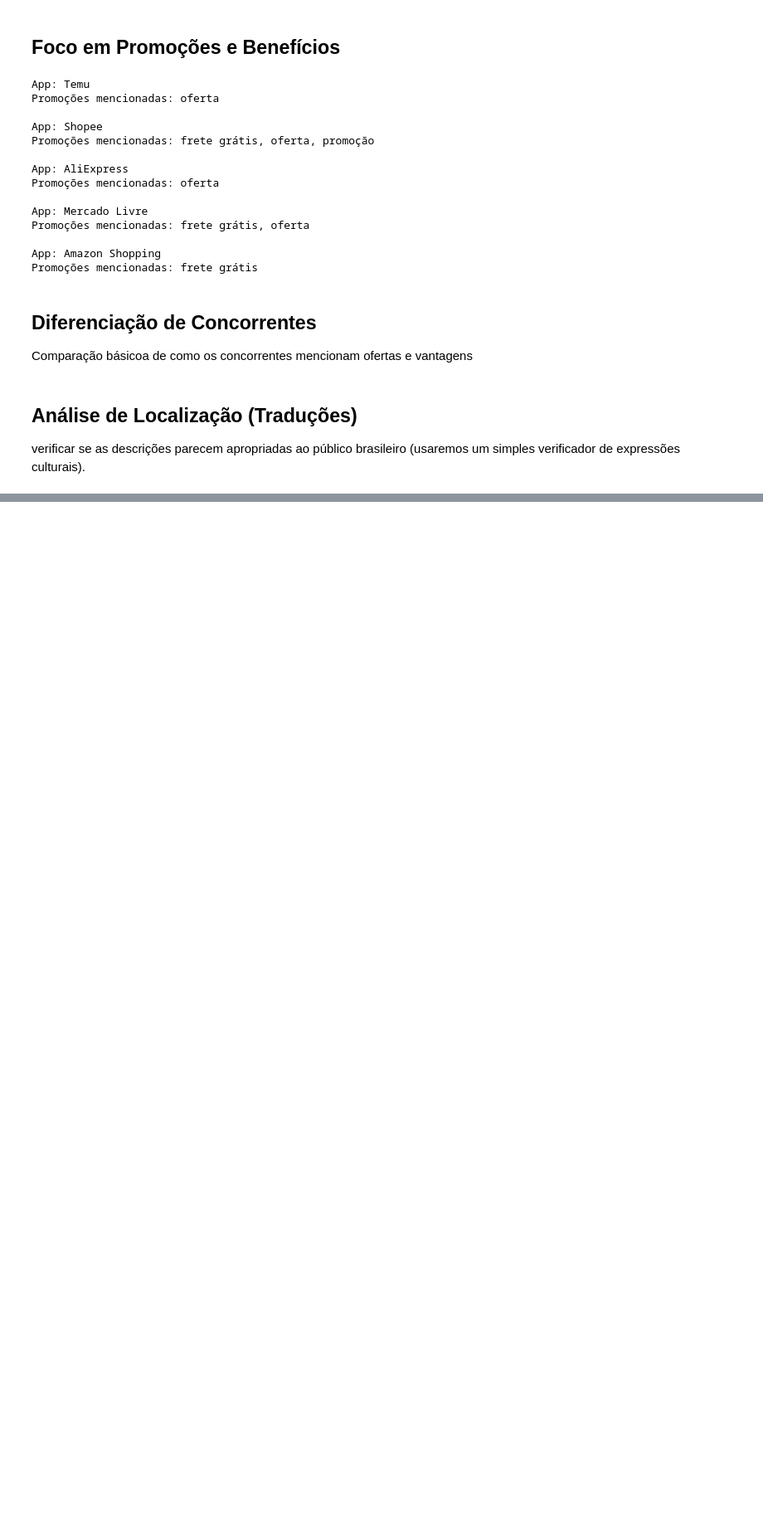
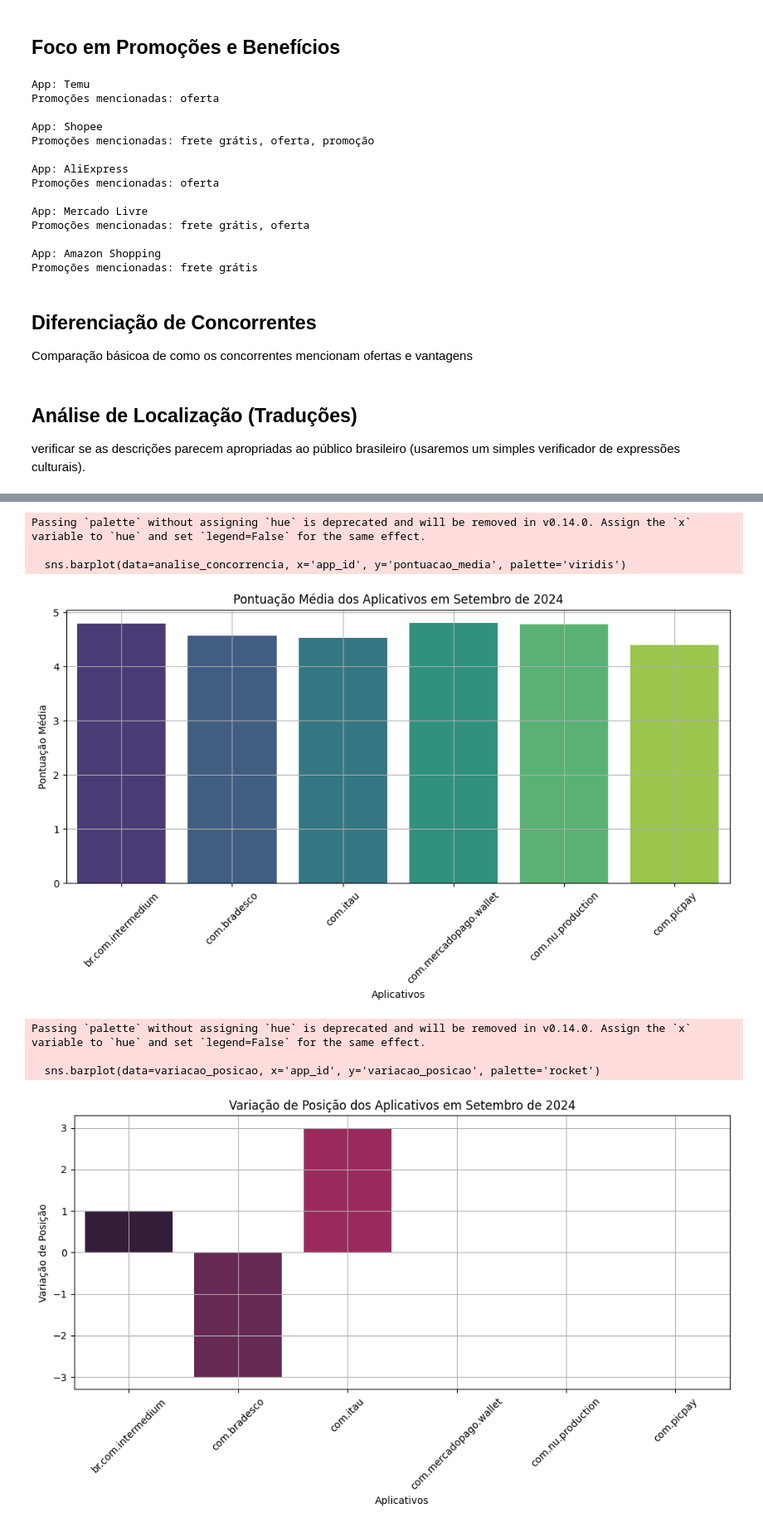
Before and after one commit to nogueiramf/analise_textual, a Jupyter notebook: notebooks/main.ipynb, the cells around one changed output, grey strips where cells are left out. Shown at 83% size. Cells and saved outputs as stored; diff of their text form; code cells hidden in the pictures; blank space fills up the shorter version.

```diff
--- a/notebooks/main.ipynb
+++ b/notebooks/main.ipynb
@@ -403,0 +850,9 @@ for app, data in apps_data.items():
+# %%
+# Calcular pontuação média e melhor/pior posição
+analise_concorrencia = df_comparacao.groupby('app_id').agg(
+    pontuacao_media=('score', 'mean'),
+    melhor_posicao=('position', 'min'),
+    pior_posicao=('position', 'max')
+).reset_index()
+
+print(analise_concorrencia)
@@ -403,0 +869,9 @@ for app, data in apps_data.items():
+# %%
+# Obter a posição inicial e final para cada aplicativo
+variacao_posicao = df_septembro.groupby('app_id').agg(
+    posicao_inicial=('position', 'first'),
+    posicao_final=('position', 'last'),
+    variacao_posicao=('position', lambda x: x.iloc[-1] - x.iloc[0])  # Diferença entre a última e a primeira posição
+).reset_index()
+
+print(variacao_posicao)
@@ -403,0 +910,33 @@ for app, data in apps_data.items():
+# %%
+import seaborn as sns
+
+# Gráfico de pontuação média
+plt.figure(figsize=(10, 6))
+sns.barplot(data=analise_concorrencia, x='app_id', y='pontuacao_media', palette='viridis')
+plt.title('Pontuação Média dos Aplicativos em Setembro de 2024')
+plt.xlabel('Aplicativos')
+plt.ylabel('Pontuação Média')
+plt.xticks(rotation=45)
+plt.grid()
+plt.tight_layout()
+plt.show()
+
+# Gráfico de variação de posição
+plt.figure(figsize=(10, 6))
+sns.barplot(data=variacao_posicao, x='app_id', y='variacao_posicao', palette='rocket')
+plt.title('Variação de Posição dos Aplicativos em Setembro de 2024')
+plt.xlabel('Aplicativos')
+plt.ylabel('Variação de Posição')
+plt.xticks(rotation=45)
+plt.grid()
+plt.tight_layout()
+plt.show()
+# %% [output]
+Passing `palette` without assigning `hue` is deprecated and will be removed in v0.14.0. Assign the `x` variable to `hue` and set `legend=False` for the same effect.
+
+  sns.barplot(data=analise_concorrencia, x='app_id', y='pontuacao_media', palette='viridis')
+[figure, added]
+Passing `palette` without assigning `hue` is deprecated and will be removed in v0.14.0. Assign the `x` variable to `hue` and set `legend=False` for the same effect.
+
+  sns.barplot(data=variacao_posicao, x='app_id', y='variacao_posicao', palette='rocket')
+[figure, added]
```
Also changed, not shown: parts of 19 cells of this notebook.
